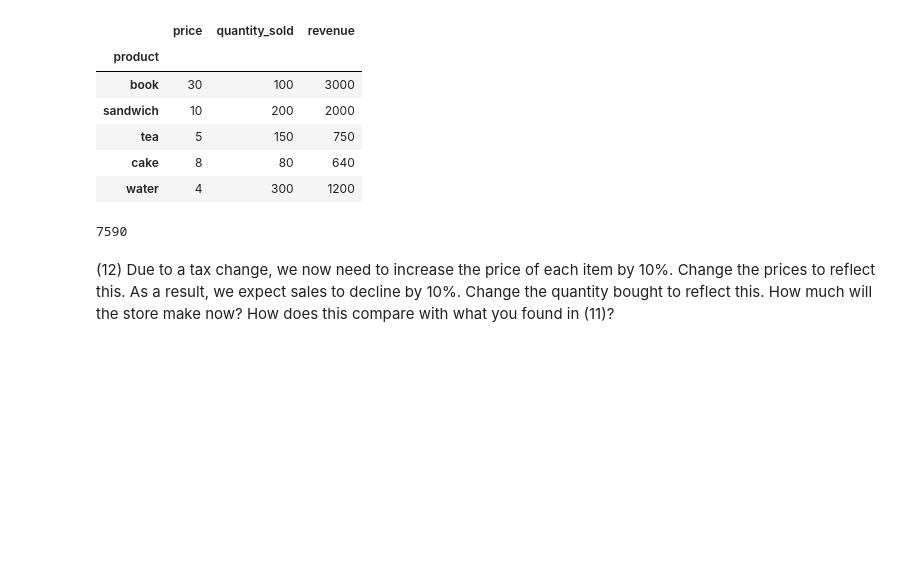
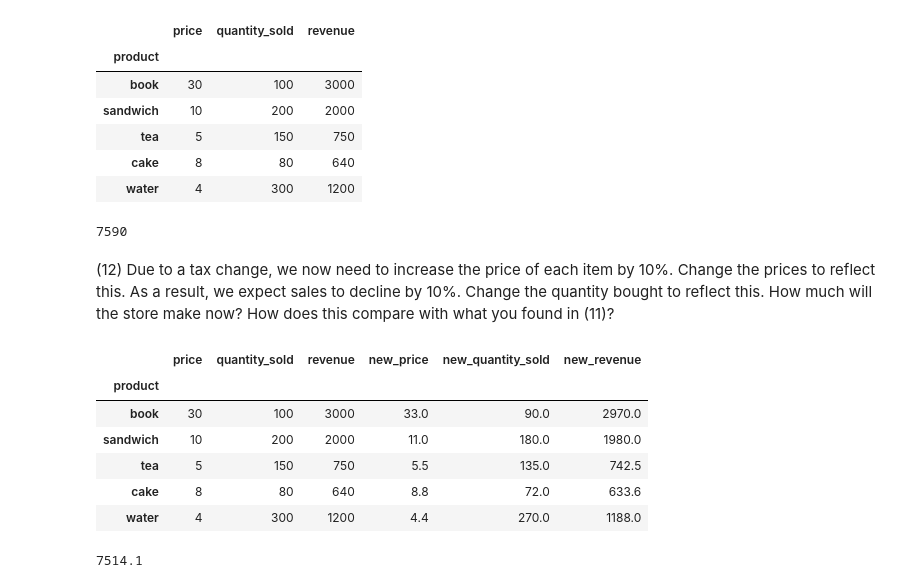
Before and after one commit to ramlaxman/cisco-data-science-2020-sept, a Jupyter notebook: Cisco — 2020 September 22.ipynb, the cells around one changed output. Saved outputs shown, nothing was run; the diff lists cells and outputs as text; code cells hidden in the pictures; blank space fills up the shorter version.

```diff
--- a/Cisco — 2020 September 22.ipynb
+++ b/Cisco — 2020 September 22.ipynb
@@ -1714,4 +1714,18 @@ df['revenue'].sum()
     what you found in (11)?
 # %%
 df['new_price'] = df['price'] * 1.1
-df['new_quan']
+df['new_quantity_sold'] = df['quantity_sold'] * 0.9
+df['new_revenue'] = df['new_price'] * df['new_quantity_sold']
+df
+# %% [output]
+|  | price | quantity_sold | revenue | new_price | new_quantity_sold | new_revenue |
+| product |  |  |  |  |  |  |
+| book | 30 | 100 | 3000 | 33.0 | 90.0 | 2970.0 |
+| sandwich | 10 | 200 | 2000 | 11.0 | 180.0 | 1980.0 |
+| tea | 5 | 150 | 750 | 5.5 | 135.0 | 742.5 |
+| cake | 8 | 80 | 640 | 8.8 | 72.0 | 633.6 |
+| water | 4 | 300 | 1200 | 4.4 | 270.0 | 1188.0 |
+# %%
+df['new_revenue'].sum()
+# %% [output]
+7514.1
```
